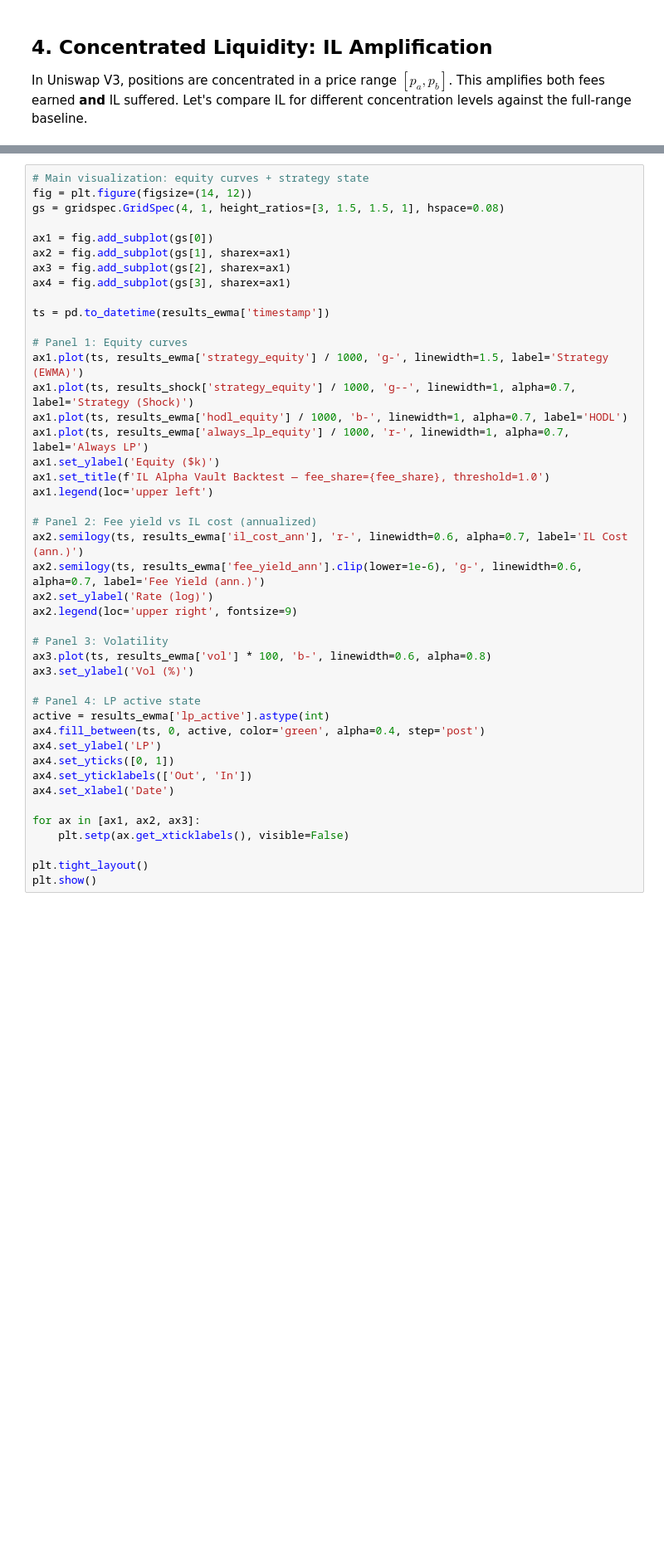
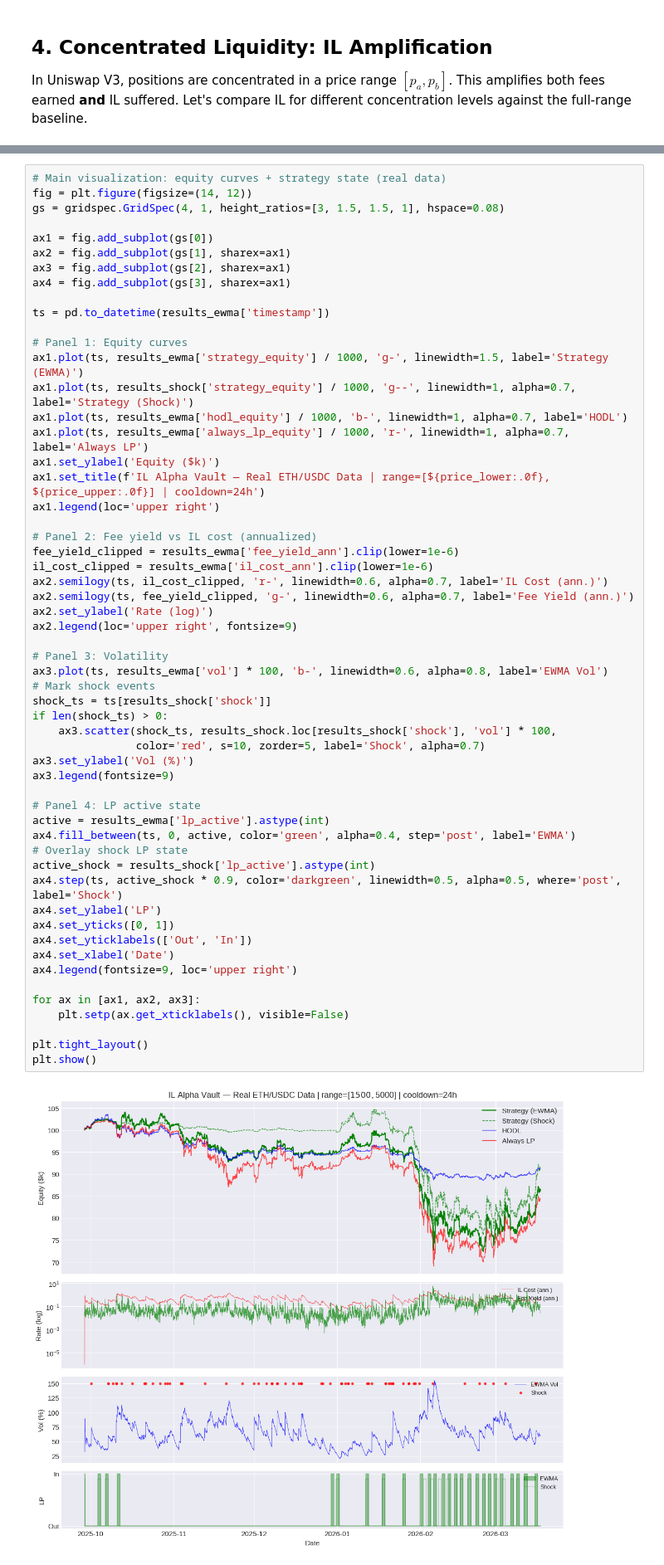
Before and after one commit to Official-Belta/il-alpha-vault, a Jupyter notebook: notebooks/il_alpha_vault.ipynb, the cells around one changed output, grey strips where cells are left out. Shown at 83% size. Saved outputs shown, nothing was run; the diff lists cells and outputs as text; blank space fills up the shorter version.

```diff
--- a/notebooks/il_alpha_vault.ipynb
+++ b/notebooks/il_alpha_vault.ipynb
@@ -307,5 +370,5 @@ print(f"{'Shocks detected':<25s} {sum_ewma['shocks_detected']:>12d} {sum_shock['
 # %%
-# Main visualization: equity curves + strategy state
+# Main visualization: equity curves + strategy state (real data)
 fig = plt.figure(figsize=(14, 12))
 gs = gridspec.GridSpec(4, 1, height_ratios=[3, 1.5, 1.5, 1], hspace=0.08)
 
@@ -315,37 +378,51 @@ ax3 = fig.add_subplot(gs[2], sharex=ax1)
 ax4 = fig.add_subplot(gs[3], sharex=ax1)
 
 ts = pd.to_datetime(results_ewma['timestamp'])
 
 # Panel 1: Equity curves
 ax1.plot(ts, results_ewma['strategy_equity'] / 1000, 'g-', linewidth=1.5, label='Strategy (EWMA)')
 ax1.plot(ts, results_shock['strategy_equity'] / 1000, 'g--', linewidth=1, alpha=0.7, label='Strategy (Shock)')
 ax1.plot(ts, results_ewma['hodl_equity'] / 1000, 'b-', linewidth=1, alpha=0.7, label='HODL')
 ax1.plot(ts, results_ewma['always_lp_equity'] / 1000, 'r-', linewidth=1, alpha=0.7, label='Always LP')
 ax1.set_ylabel('Equity ($k)')
-ax1.set_title(f'IL Alpha Vault Backtest — fee_share={fee_share}, threshold=1.0')
-ax1.legend(loc='upper left')
+ax1.set_title(f'IL Alpha Vault — Real ETH/USDC Data | range=[${price_lower:.0f}, ${price_upper:.0f}] | cooldown=24h')
+ax1.legend(loc='upper right')
 
 # Panel 2: Fee yield vs IL cost (annualized)
-ax2.semilogy(ts, results_ewma['il_cost_ann'], 'r-', linewidth=0.6, alpha=0.7, label='IL Cost (ann.)')
-ax2.semilogy(ts, results_ewma['fee_yield_ann'].clip(lower=1e-6), 'g-', linewidth=0.6, alpha=0.7, label='Fee Yield (ann.)')
+fee_yield_clipped = results_ewma['fee_yield_ann'].clip(lower=1e-6)
+il_cost_clipped = results_ewma['il_cost_ann'].clip(lower=1e-6)
+ax2.semilogy(ts, il_cost_clipped, 'r-', linewidth=0.6, alpha=0.7, label='IL Cost (ann.)')
+ax2.semilogy(ts, fee_yield_clipped, 'g-', linewidth=0.6, alpha=0.7, label='Fee Yield (ann.)')
 ax2.set_ylabel('Rate (log)')
 ax2.legend(loc='upper right', fontsize=9)
 
 # Panel 3: Volatility
-ax3.plot(ts, results_ewma['vol'] * 100, 'b-', linewidth=0.6, alpha=0.8)
+ax3.plot(ts, results_ewma['vol'] * 100, 'b-', linewidth=0.6, alpha=0.8, label='EWMA Vol')
+# Mark shock events
+shock_ts = ts[results_shock['shock']]
+if len(shock_ts) > 0:
+    ax3.scatter(shock_ts, results_shock.loc[results_shock['shock'], 'vol'] * 100,
+                color='red', s=10, zorder=5, label='Shock', alpha=0.7)
 ax3.set_ylabel('Vol (%)')
+ax3.legend(fontsize=9)
 
 # Panel 4: LP active state
 active = results_ewma['lp_active'].astype(int)
-ax4.fill_between(ts, 0, active, color='green', alpha=0.4, step='post')
+ax4.fill_between(ts, 0, active, color='green', alpha=0.4, step='post', label='EWMA')
+# Overlay shock LP state
+active_shock = results_shock['lp_active'].astype(int)
+ax4.step(ts, active_shock * 0.9, color='darkgreen', linewidth=0.5, alpha=0.5, where='post', label='Shock')
 ax4.set_ylabel('LP')
 ax4.set_yticks([0, 1])
 ax4.set_yticklabels(['Out', 'In'])
 ax4.set_xlabel('Date')
+ax4.legend(fontsize=9, loc='upper right')
 
 for ax in [ax1, ax2, ax3]:
     plt.setp(ax.get_xticklabels(), visible=False)
 
 plt.tight_layout()
 plt.show()
+# %% [output]
+[figure, added]
 # %%
```
Also changed, not shown: parts of 10 cells of this notebook.
